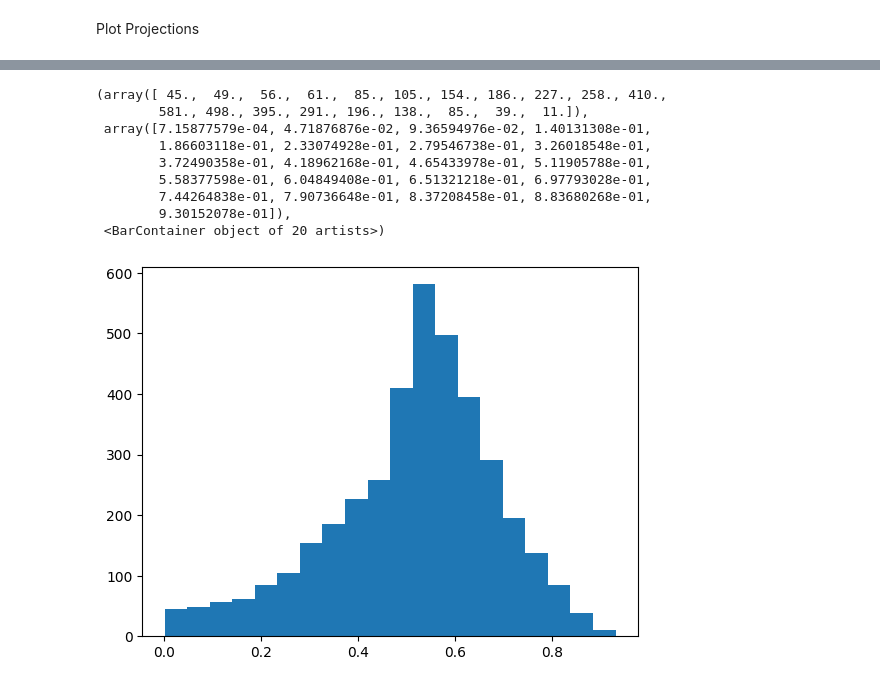
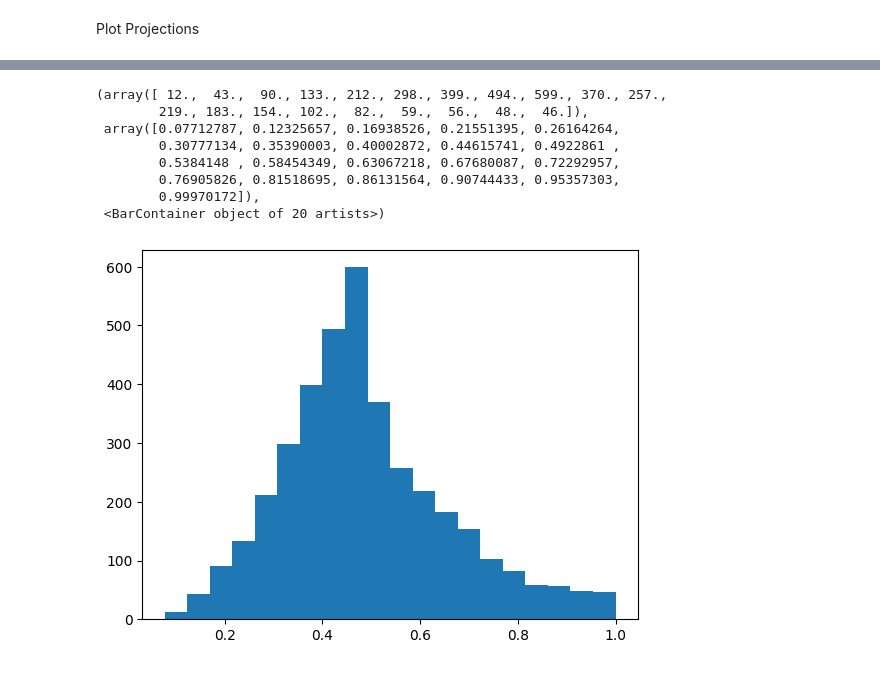
Before and after one commit to willpoulett/dimension_reduction_investigation, a Jupyter notebook: dim_reduction_2.ipynb, the cells around one changed output, grey strips where cells are left out. Cells and saved outputs as stored; diff of their text form; code cells hidden in the pictures.

```diff
--- a/dim_reduction_2.ipynb
+++ b/dim_reduction_2.ipynb
@@ -375,13 +405,12 @@ Text(0.5, 1.0, 't-SNE Dimension Analysis')
 # %%
-plt.hist(mixup_errors["alpha_class_0"],20)
+plt.hist(mixup_errors["alpha_class_1"],20,)
 # %% [output]
-(array([ 45.,  49.,  56.,  61.,  85., 105., 154., 186., 227., 258., 410.,
-        581., 498., 395., 291., 196., 138.,  85.,  39.,  11.]),
- array([7.15877579e-04, 4.71876876e-02, 9.36594976e-02, 1.40131308e-01,
-        1.86603118e-01, 2.33074928e-01, 2.79546738e-01, 3.26018548e-01,
-        3.72490358e-01, 4.18962168e-01, 4.65433978e-01, 5.11905788e-01,
-        5.58377598e-01, 6.04849408e-01, 6.51321218e-01, 6.97793028e-01,
-        7.44264838e-01, 7.90736648e-01, 8.37208458e-01, 8.83680268e-01,
-        9.30152078e-01]),
+(array([ 12.,  43.,  90., 133., 212., 298., 399., 494., 599., 370., 257.,
+        219., 183., 154., 102.,  82.,  59.,  56.,  48.,  46.]),
+ array([0.07712787, 0.12325657, 0.16938526, 0.21551395, 0.26164264,
+        0.30777134, 0.35390003, 0.40002872, 0.44615741, 0.4922861 ,
+        0.5384148 , 0.58454349, 0.63067218, 0.67680087, 0.72292957,
+        0.76905826, 0.81518695, 0.86131564, 0.90744433, 0.95357303,
+        0.99970172]),
  <BarContainer object of 20 artists>)
-[figure, old version]
+[figure, new version]
```
Also changed, not shown: parts of 10 cells of this notebook, 1 other file.
